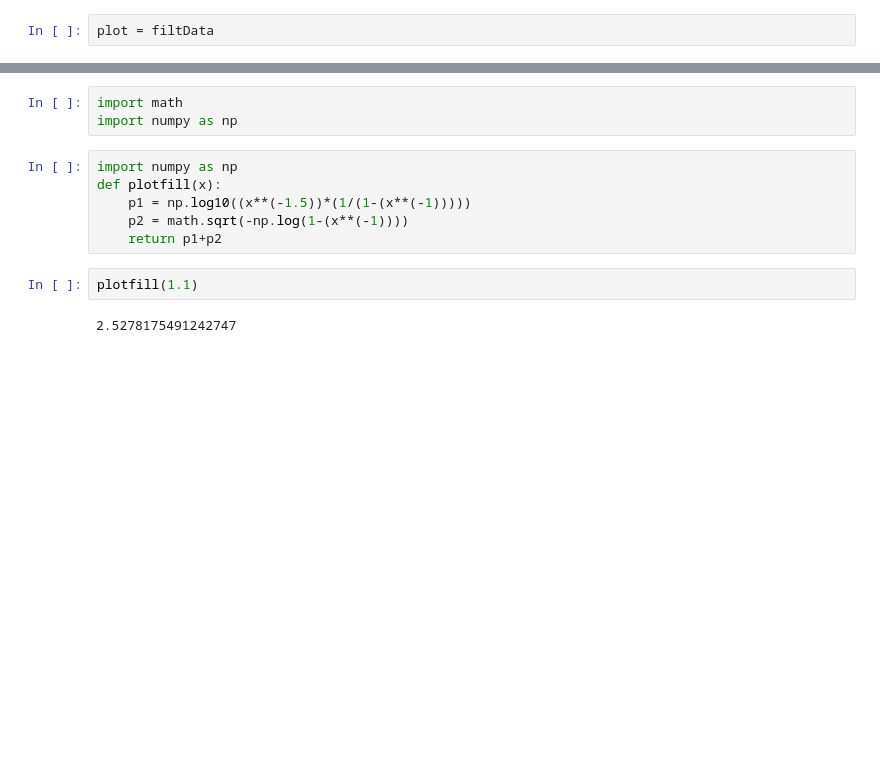
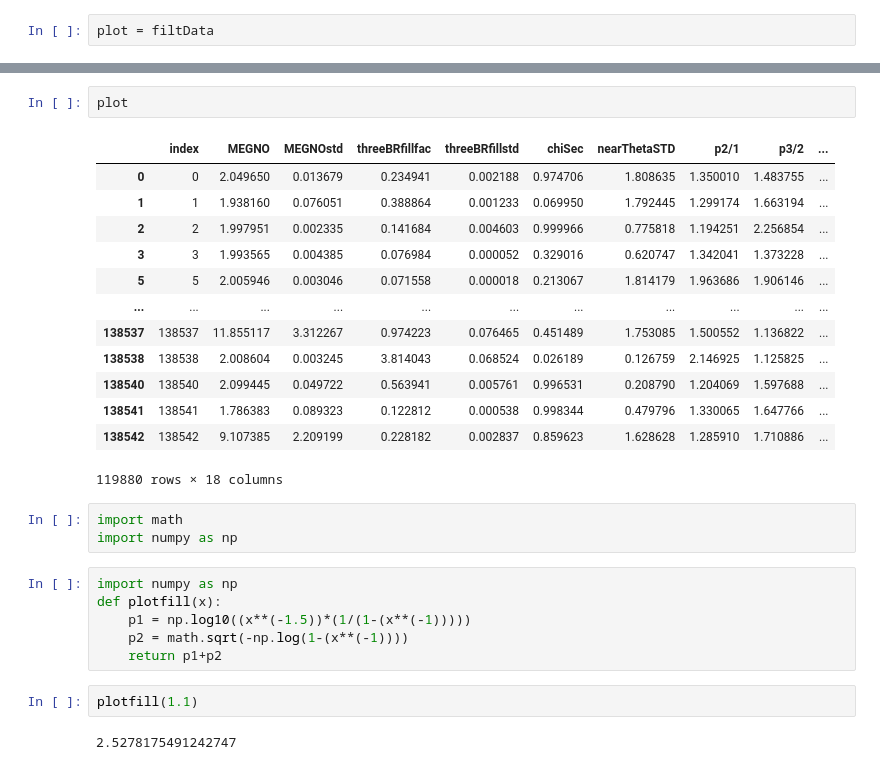
Before and after one commit to Ethadhani/summerSPOCK, a Jupyter notebook: datafilt/graphThetaSTD.ipynb, the cells around one changed output, grey strips where cells are left out. Drawn from its saved outputs; the diff is of its cells as text; blank space fills up the shorter version.

```diff
--- a/datafilt/graphThetaSTD.ipynb
+++ b/datafilt/graphThetaSTD.ipynb
@@ -75,3 +86,19 @@ plot = plot.drop(plot[plot['nearThetaSTD']>2].index)
+# %%
+plot
+# %% [output]
+|  | index | MEGNO | MEGNOstd | threeBRfillfac | threeBRfillstd | chiSec | nearThetaSTD | p2/1 | p3/2 | ... |
+| 0 | 0 | 2.049650 | 0.013679 | 0.234941 | 0.002188 | 0.974706 | 1.808635 | 1.350010 | 1.483755 | ... |
+| 1 | 1 | 1.938160 | 0.076051 | 0.388864 | 0.001233 | 0.069950 | 1.792445 | 1.299174 | 1.663194 | ... |
+| 2 | 2 | 1.997951 | 0.002335 | 0.141684 | 0.004603 | 0.999966 | 0.775818 | 1.194251 | 2.256854 | ... |
+| 3 | 3 | 1.993565 | 0.004385 | 0.076984 | 0.000052 | 0.329016 | 0.620747 | 1.342041 | 1.373228 | ... |
+| 5 | 5 | 2.005946 | 0.003046 | 0.071558 | 0.000018 | 0.213067 | 1.814179 | 1.963686 | 1.906146 | ... |
+| ... | ... | ... | ... | ... | ... | ... | ... | ... | ... | ... |
+| 138537 | 138537 | 11.855117 | 3.312267 | 0.974223 | 0.076465 | 0.451489 | 1.753085 | 1.500552 | 1.136822 | ... |
+| 138538 | 138538 | 2.008604 | 0.003245 | 3.814043 | 0.068524 | 0.026189 | 0.126759 | 2.146925 | 1.125825 | ... |
+| 138540 | 138540 | 2.099445 | 0.049722 | 0.563941 | 0.005761 | 0.996531 | 0.208790 | 1.204069 | 1.597688 | ... |
+| 138541 | 138541 | 1.786383 | 0.089323 | 0.122812 | 0.000538 | 0.998344 | 0.479796 | 1.330065 | 1.647766 | ... |
+| 138542 | 138542 | 9.107385 | 2.209199 | 0.228182 | 0.002837 | 0.859623 | 1.628628 | 1.285910 | 1.710886 | ... |
+119880 rows × 18 columns
 # %%
 import math
 import numpy as np
```
Also changed, not shown: parts of 20 cells of this notebook, 6 other files.
